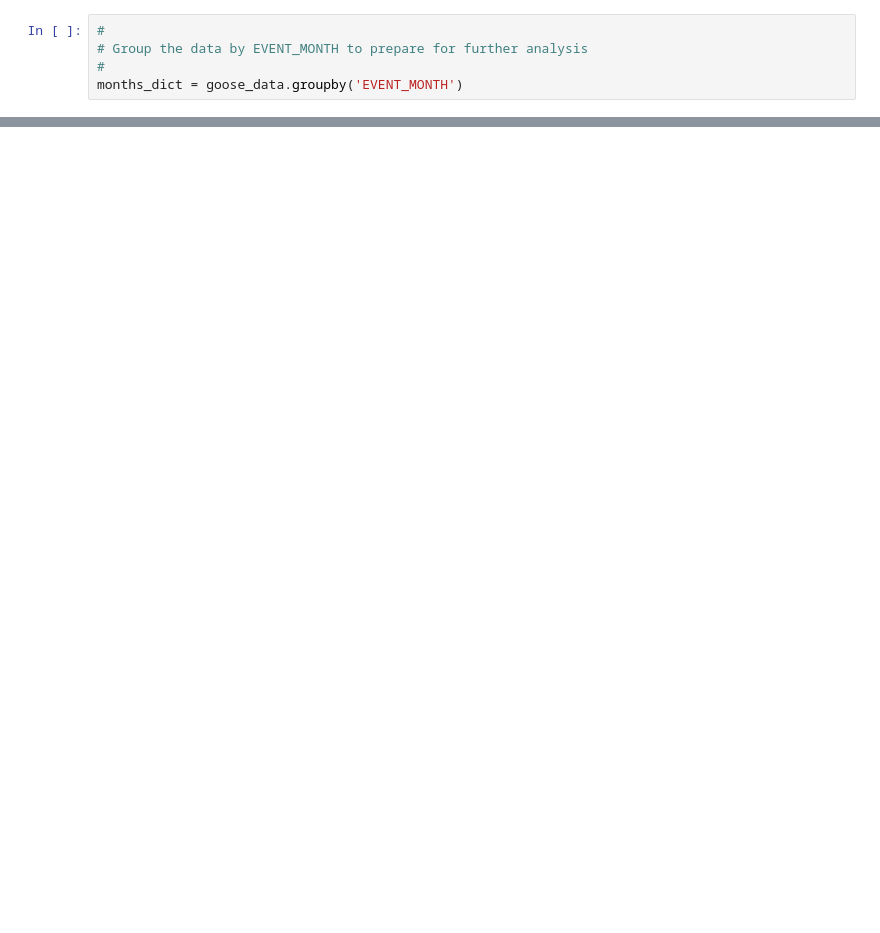
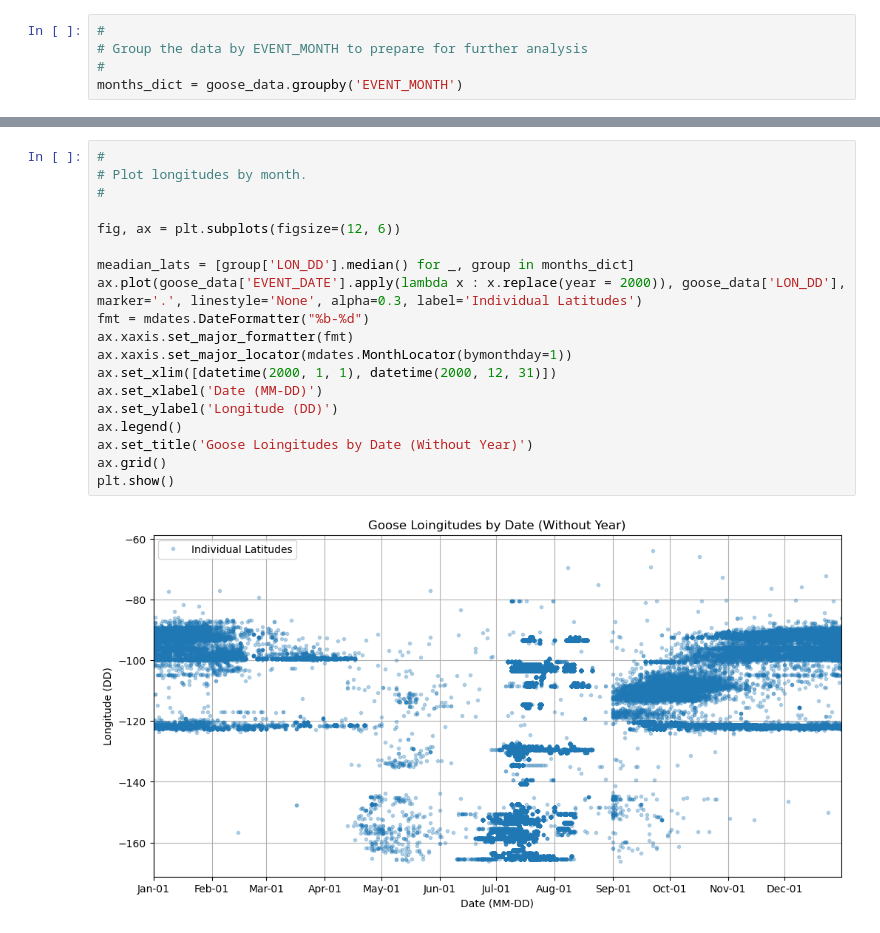
Before and after one commit to BoAndArrows/CMSC320-Final-B-W-Y-C, a Jupyter notebook: white_fronted_goose.ipynb, the cells around one changed output, grey strips where cells are left out. Drawn from its saved outputs; the diff is of its cells as text; blank space fills up the shorter version.

```diff
--- a/white_fronted_goose.ipynb
+++ b/white_fronted_goose.ipynb
@@ -230,0 +269,21 @@ display(mw_h0_reject_df)
+# %%
+#
+# Plot longitudes by month.
+#
+
+fig, ax = plt.subplots(figsize=(12, 6))
+
+meadian_lats = [group['LON_DD'].median() for _, group in months_dict]
+ax.plot(goose_data['EVENT_DATE'].apply(lambda x : x.replace(year = 2000)), goose_data['LON_DD'], marker='.', linestyle='None', alpha=0.3, label='Individual Latitudes')
+fmt = mdates.DateFormatter("%b-%d")
+ax.xaxis.set_major_formatter(fmt)
+ax.xaxis.set_major_locator(mdates.MonthLocator(bymonthday=1))
+ax.set_xlim([datetime(2000, 1, 1), datetime(2000, 12, 31)])
+ax.set_xlabel('Date (MM-DD)')
+ax.set_ylabel('Longitude (DD)')
+ax.legend()
+ax.set_title('Goose Loingitudes by Date (Without Year)')
+ax.grid()
+plt.show()
+# %% [output]
+[figure, added]
```
Also changed, not shown: parts of 8 cells of this notebook.
